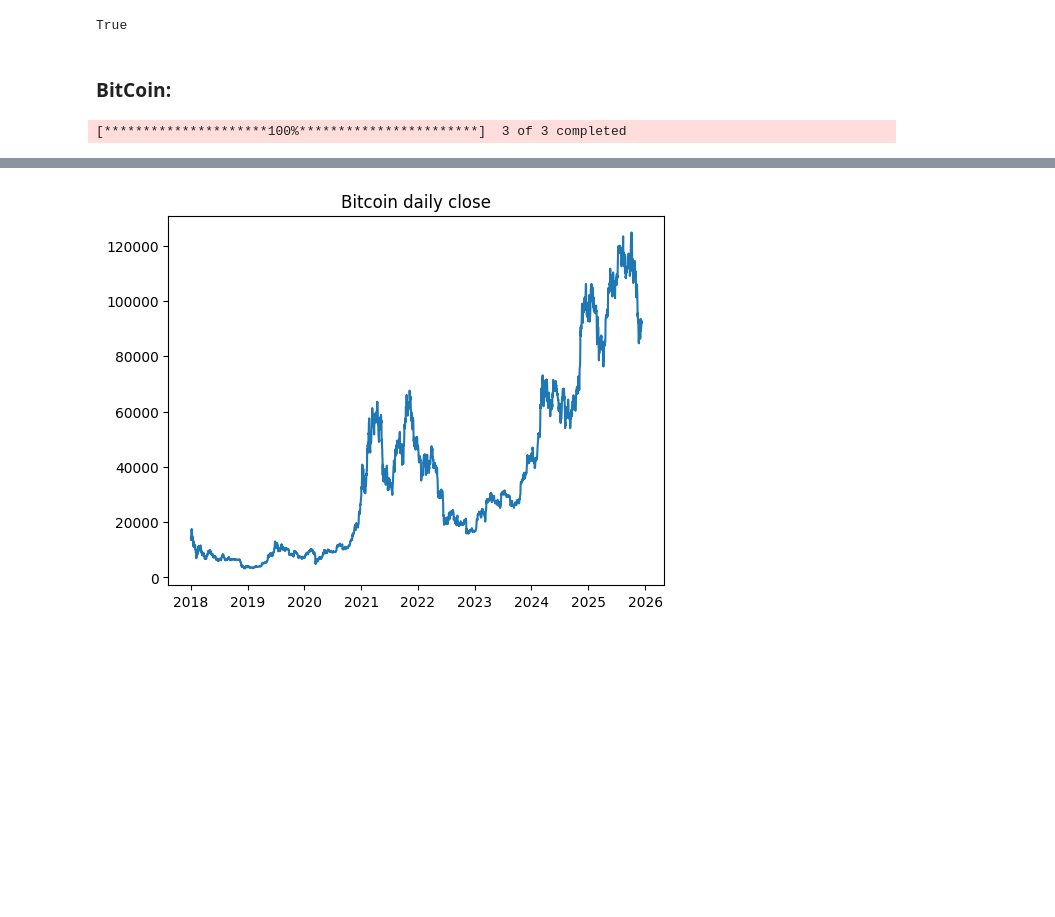
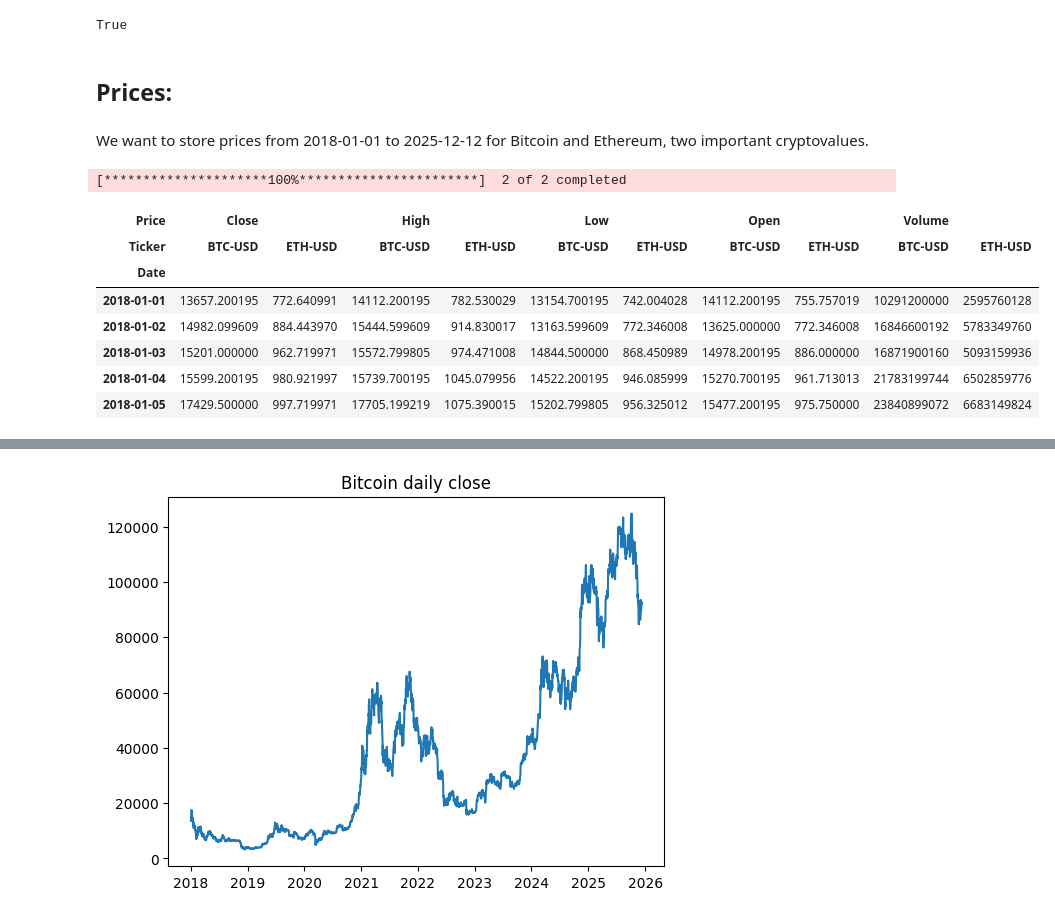
Before and after one commit to aronetommaso/DataMan-Project, a Jupyter notebook: bitcoin.ipynb, the cells around one changed output, grey strips where cells are left out. Cells and saved outputs as stored; diff of their text form; code cells hidden in the pictures; blank space fills up the shorter version.

```diff
--- a/bitcoin.ipynb
+++ b/bitcoin.ipynb
@@ -40,13 +52,19 @@ load_dotenv()
 # %% [output]
 True
 # %% [markdown]
-### BitCoin:
+## Prices:
+# %% [markdown]
+We want to store prices from 2018-01-01 to 2025-12-12 for Bitcoin and Ethereum, two important cryptovalues.
 # %%
-import yfinance as yf
-
-# yfinance aggira i blocchi perché simula un browser che visita il sito
-# Non ha limiti "hard" sugli anni passati
-btc = yf.download(["BTC-USD","ETH-USD","^GSPC"], start="2018-01-01", end="2025-12-12")
-df = btc
+df = yf.download(["BTC-USD","ETH-USD"], start="2018-01-01", end="2025-12-12")
+df.head()
 # %% [output]
-[*********************100%***********************]  3 of 3 completed
+[*********************100%***********************]  2 of 2 completed
+| Price | Close |  | High |  | Low |  | Open |  | Volume |  |
+| Ticker | BTC-USD | ETH-USD | BTC-USD | ETH-USD | BTC-USD | ETH-USD | BTC-USD | ETH-USD | BTC-USD | ETH-USD |
+| Date |  |  |  |  |  |  |  |  |  |  |
+| 2018-01-01 | 13657.200195 | 772.640991 | 14112.200195 | 782.530029 | 13154.700195 | 742.004028 | 14112.200195 | 755.757019 | 10291200000 | 2595760128 |
+| 2018-01-02 | 14982.099609 | 884.443970 | 15444.599609 | 914.830017 | 13163.599609 | 772.346008 | 13625.000000 | 772.346008 | 16846600192 | 5783349760 |
+| 2018-01-03 | 15201.000000 | 962.719971 | 15572.799805 | 974.471008 | 14844.500000 | 868.450989 | 14978.200195 | 886.000000 | 16871900160 | 5093159936 |
+| 2018-01-04 | 15599.200195 | 980.921997 | 15739.700195 | 1045.079956 | 14522.200195 | 946.085999 | 15270.700195 | 961.713013 | 21783199744 | 6502859776 |
+| 2018-01-05 | 17429.500000 | 997.719971 | 17705.199219 | 1075.390015 | 15202.799805 | 956.325012 | 15477.200195 | 975.750000 | 23840899072 | 6683149824 |
```
Also changed, not shown: parts of 61 cells of this notebook.
